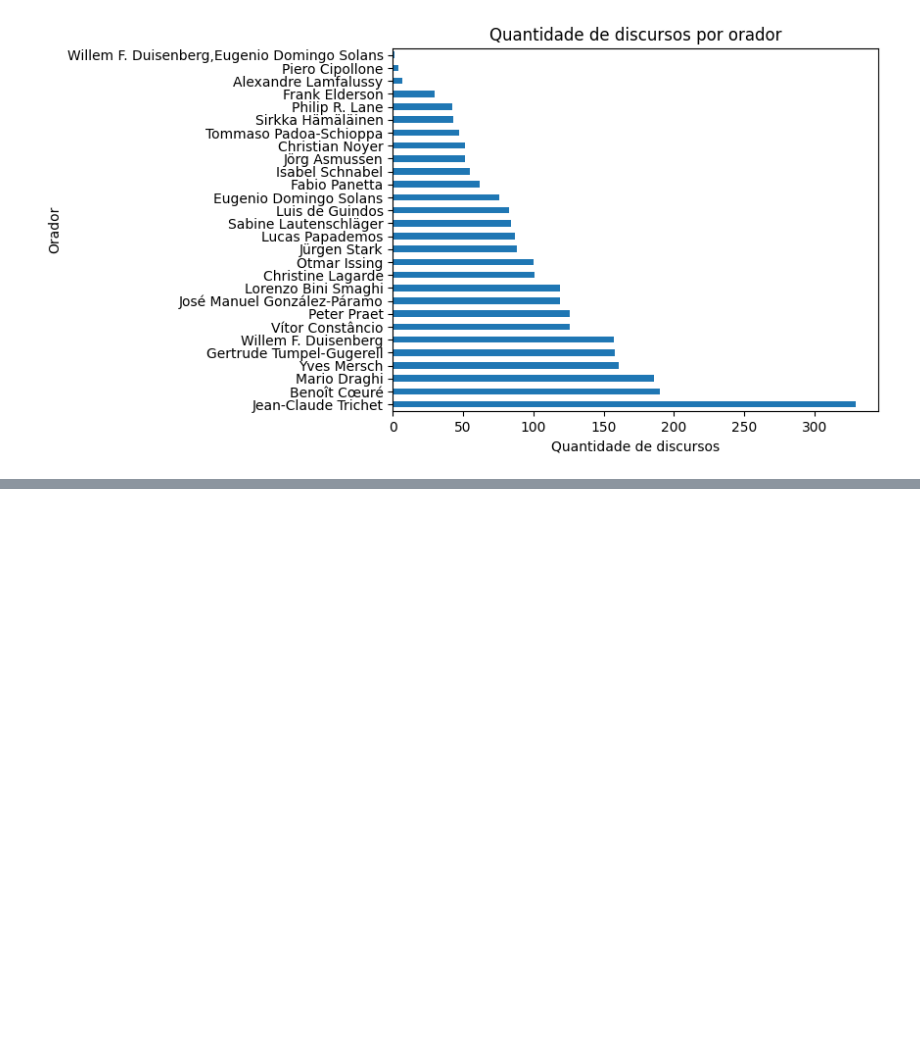
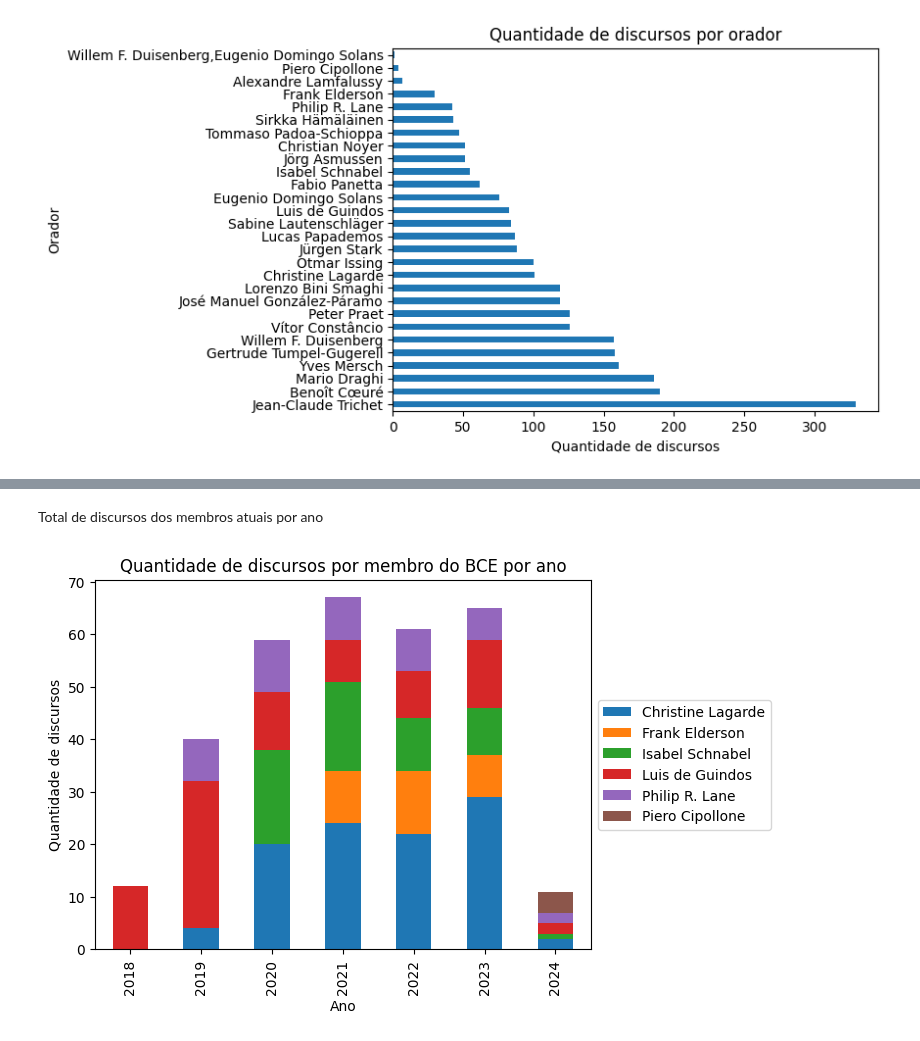
Before and after one commit to LaviniaSD/NPL---SPX, a Jupyter notebook: analise_exploratoria.ipynb, the cells around one changed output, grey strips where cells are left out. Cells and saved outputs as stored; diff of their text form; code cells hidden in the pictures; blank space fills up the shorter version.

```diff
--- a/analise_exploratoria.ipynb
+++ b/analise_exploratoria.ipynb
@@ -108,0 +163,11 @@ plt.show()
+# %% [markdown]
+Total de discursos dos membros atuais por ano
+# %%
+members_data.groupby(['year','speakers']).size().unstack().plot(kind='bar',stacked=True)
+plt.title('Quantidade de discursos por membro do BCE por ano')
+plt.xlabel('Ano')
+plt.ylabel('Quantidade de discursos')
+plt.legend(loc='center left', bbox_to_anchor=(1.0, 0.5))
+plt.show()
+# %% [output]
+[figure, added]
```
Also changed, not shown: parts of 11 cells of this notebook.
